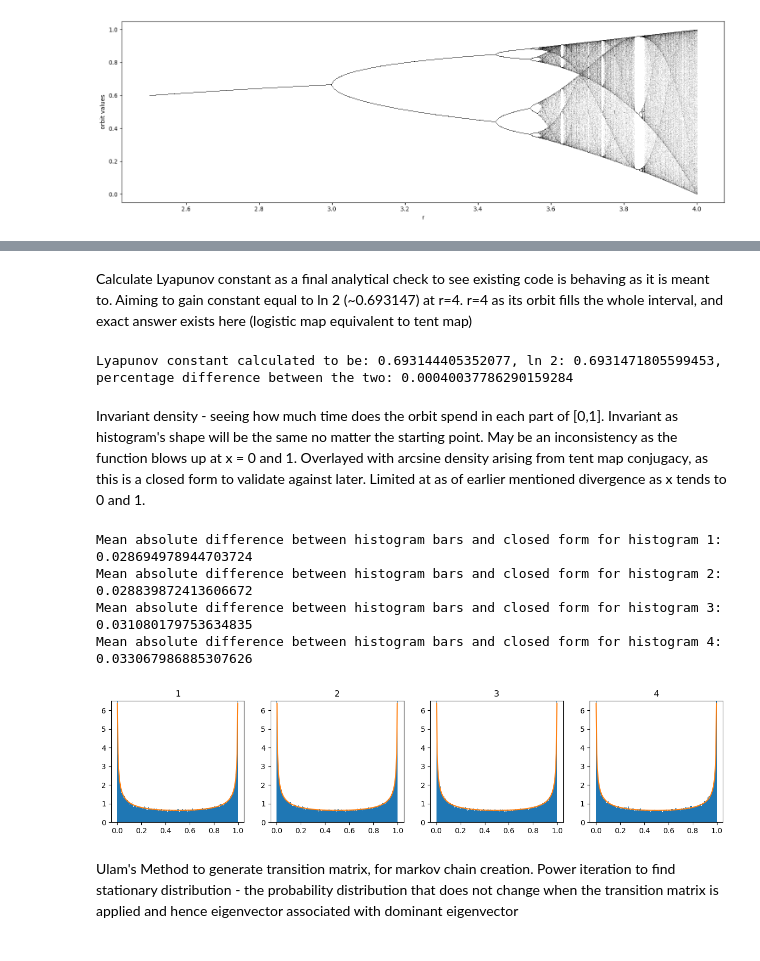
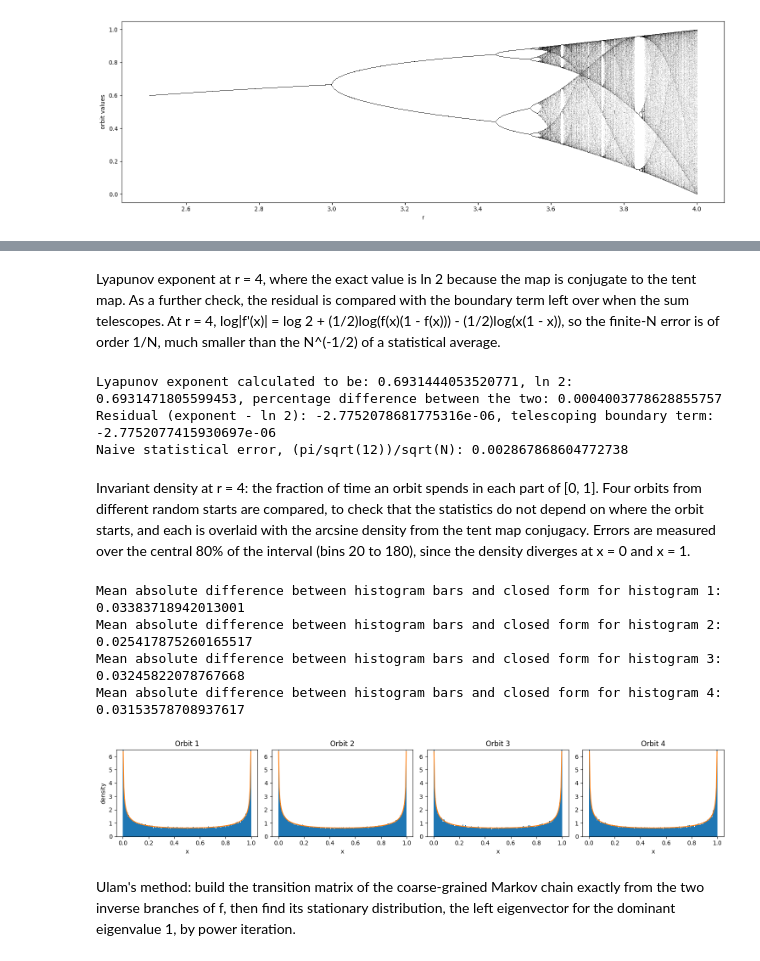
Before and after one commit to Arjun0703/chaos_probability_project, a Jupyter notebook: chaos_prob.ipynb, the cells around one changed output, grey strips where cells are left out. Saved outputs shown, nothing was run; the diff lists cells and outputs as text; code cells hidden in the pictures.

Commit message:
Fix review issues in write-up and notebook, seed notebook, regenerate figures

```diff
--- a/chaos_prob.ipynb
+++ b/chaos_prob.ipynb
@@ -7,13 +14,14 @@ import random as rand
 # %% [markdown]
 Sweep r values to see orbits and periodicity
 # %%
-def build_log_orb(r, x0, n, discard_flag, discard_num=400):
+def build_log_orb(r, x0, n, discard_flag, keep_num=400):
     log_orb = np.zeros(n)
     log_orb[0] = x0
     for i in range(1, n):
         log_orb[i] = r*log_orb[i-1]*(1-log_orb[i-1])
     if discard_flag:
-        return log_orb[len(log_orb)-400:]
+        # Discard the transient and return only the last keep_num iterates
+        return log_orb[-keep_num:]
     else:
         return log_orb
 
@@ -26,7 +34,11 @@ for i in range(0, len(rs)):
     plt.subplot(1, len(rs), i+1)
     plt.plot(logistic_orbit[0:50])
     plt.title(f"r = {rs[i]}")
+    plt.xlabel("n")
+    if i == 0:
+        plt.ylabel("$x_n$")
 
 plt.tight_layout()
+plt.savefig("periodicity.png", dpi=200, bbox_inches="tight")
 plt.show()
 # %% [output]
@@ -45,11 +57,23 @@ log_abs_diff2 = np.log(abs_diff2, out=np.full_like(abs_diff2, np.nan, dtype=np.f
 fig, (ax1, ax2) = plt.subplots(2, sharex=True, sharey=True)
 ax1.plot(log_abs_diff1)
 ax1.set_title("r=2.8")
-ax1.set_ylabel("Log Seperation")
+ax1.set_ylabel("log separation")
 
 ax2.plot(log_abs_diff2)
 ax2.set_title("r=4")
 ax2.set_xlabel("Iteration")
-ax2.set_ylabel("Log Seperation")
+ax2.set_ylabel("log separation")
+plt.savefig("chaos_vis.png", dpi=200, bbox_inches="tight")
 plt.show()
+
+# Fitted gradients, ignoring any skipped zeros
+n = np.arange(50)
+# At r = 2.8, fit after the first ten iterations, once the orbit is near the fixed point
+near = (n >= 10) & np.isfinite(log_abs_diff1)
+slope1 = np.polyfit(n[near], log_abs_diff1[near], 1)[0]
+print(f"Fitted gradient at r = 2.8: {slope1:.4f}, predicted log 0.8 = {np.log(0.8):.4f}")
+# At r = 4, fit only before saturation, which is predicted after about 27 iterations
+pre = (n < 25) & np.isfinite(log_abs_diff2)
+slope2 = np.polyfit(n[pre], log_abs_diff2[pre], 1)[0]
+print(f"Fitted gradient at r = 4 over iterations 0 to 24: {slope2:.4f}, log 2 = {np.log(2):.4f}")
 # %% [output]
@@ -78,7 +104,12 @@ for i in range(0,len(rs)):
     logistic_orbit = build_log_orb(rs[i], 0.2, 5000, False)
     plt.subplot(1, len(rs), i+1)
     cobweb_plot(logistic_orbit, rs[i])
+    plt.title(f"r = {rs[i]}")
+    plt.xlabel("$x_n$")
+    if i == 0:
+        plt.ylabel("$x_{n+1}$")
 
 plt.tight_layout()
+plt.savefig("cobweb.png", dpi=200, bbox_inches="tight")
 plt.show()
 # %% [output]
@@ -217,44 +258,58 @@ Calculated constant at period 256 = 4.66915715972743, with absolute error: 4.444
 # %% [markdown]
-Calculate Lyapunov constant as a final analytical check to see existing code is behaving as it is meant to. Aiming to gain constant equal to ln 2 (~0.693147) at r=4. r=4 as its orbit fills the whole interval, and exact answer exists here (logistic map equivalent to tent map)
+Lyapunov exponent at r = 4, where the exact value is ln 2 because the map is conjugate to the tent map. As a further check, the residual is compared with the boundary term left over when the sum telescopes. At r = 4, log|f'(x)| = log 2 + (1/2)log(f(x)(1 - f(x))) - (1/2)log(x(1 - x)), so the finite-N error is of order 1/N, much smaller than the N^(-1/2) of a statistical average.
 # %%
 r = 4
 logistic_orbit = build_log_orb(r, 0.2, 100000, False)
 diff_logistic_map = lambda r,orb: r*(1-2*orb)
 logistic_differential = diff_logistic_map(r, logistic_orbit)
 logistic_diff = np.abs(logistic_differential)
-# Mask negliglble derivatives to avoid extremely low (tending to -inf) log vals
-lyapunov_constant = np.nanmean(np.log(logistic_diff, out=np.full_like(logistic_diff, np.nan, dtype=np.float64), where=(logistic_diff>1e-12)))
-percentage_difference = 100*np.abs((lyapunov_constant-np.log(2))/np.log(2))
-print(f"Lyapunov constant calculated to be: {lyapunov_constant}, ln 2: {np.log(2)}, percentage difference between the two: {percentage_difference}")
+# Mask negligible derivatives to avoid extremely low (tending to -inf) log vals
+lyapunov_exponent = np.nanmean(np.log(logistic_diff, out=np.full_like(logistic_diff, np.nan, dtype=np.float64), where=(logistic_diff>1e-12)))
+percentage_difference = 100*np.abs((lyapunov_exponent-np.log(2))/np.log(2))
+print(f"Lyapunov exponent calculated to be: {lyapunov_exponent}, ln 2: {np.log(2)}, percentage difference between the two: {percentage_difference}")
+
+# Telescoping check: x_N is the next iterate after the last point of the orbit
+x_N = r*logistic_orbit[-1]*(1 - logistic_orbit[-1])
+x_start = logistic_orbit[0]
+boundary_term = 0.5*(np.log(x_N*(1 - x_N)) - np.log(x_start*(1 - x_start)))/len(logistic_orbit)
+print(f"Residual (exponent - ln 2): {lyapunov_exponent - np.log(2)}, telescoping boundary term: {boundary_term}")
+print(f"Naive statistical error, (pi/sqrt(12))/sqrt(N): {np.pi/np.sqrt(12)/np.sqrt(len(logistic_orbit))}")
 # %% [output]
-Lyapunov constant calculated to be: 0.693144405352077, ln 2: 0.6931471805599453, percentage difference between the two: 0.00040037786290159284
+Lyapunov exponent calculated to be: 0.6931444053520771, ln 2: 0.6931471805599453, percentage difference between the two: 0.0004003778628855757
+Residual (exponent - ln 2): -2.7752078681775316e-06, telescoping boundary term: -2.7752077415930697e-06
+Naive statistical error, (pi/sqrt(12))/sqrt(N): 0.002867868604772738
 # %% [markdown]
-Invariant density - seeing how much time does the orbit spend in each part of [0,1]. Invariant as histogram's shape will be the same no matter the starting point. May be an inconsistency as the function blows up at x = 0 and 1. Overlayed with arcsine density arising from tent map conjugacy, as this is a closed form to validate against later. Limited at as of earlier mentioned divergence as x tends to 0 and 1.
+Invariant density at r = 4: the fraction of time an orbit spends in each part of [0, 1]. Four orbits from different random starts are compared, to check that the statistics do not depend on where the orbit starts, and each is overlaid with the arcsine density from the tent map conjugacy. Errors are measured over the central 80% of the interval (bins 20 to 180), since the density diverges at x = 0 and x = 1.
 # %%
+r = 4
 fig = plt.figure(figsize=(15, 3))
-# Starting above 0 and ending below 1 to avoid division by 0
-centres = np.zeros(200)
 for i in range(1,5):
     logistic_orbit = build_log_orb(r, rand.random(), 100000, False)
     ax = fig.add_subplot(1, 4, i)
     heights, edges, _ = ax.hist(logistic_orbit, bins=200, density=True)
+    # Closed form evaluated at bin centres, which also avoids the divergence at 0 and 1
     centres = 0.5*(edges[:-1] + edges[1:])
     closed_form = 1/(np.pi*np.sqrt(centres*(1-centres)))
-    h = ax.plot(centres, closed_form)
-    h = ax.set_ylim(0, 6.5)
-    h = ax.set_title(f'{i}')
+    ax.plot(centres, closed_form)
+    ax.set_ylim(0, 6.5)
+    ax.set_title(f"Orbit {i}")
+    ax.set_xlabel("x")
+    if i == 1:
+        ax.set_ylabel("density")
     # From 20 to 180 to not include divergence results
     height_diffs = np.abs(closed_form[20:180]-heights[20:180])
     print(f"Mean absolute difference between histogram bars and closed form for histogram {i}: {np.mean(height_diffs)}")
+plt.tight_layout()
+plt.savefig("histogram_vs_arcsin.png", dpi=200, bbox_inches="tight")
 plt.show()
 # %% [output]
-Mean absolute difference between histogram bars and closed form for histogram 1: 0.028694978944703724
-Mean absolute difference between histogram bars and closed form for histogram 2: 0.028839872413606672
-Mean absolute difference between histogram bars and closed form for histogram 3: 0.031080179753634835
-Mean absolute difference between histogram bars and closed form for histogram 4: 0.033067986885307626
+Mean absolute difference between histogram bars and closed form for histogram 1: 0.03383718942013001
+Mean absolute difference between histogram bars and closed form for histogram 2: 0.025417875260165517
+Mean absolute difference between histogram bars and closed form for histogram 3: 0.03245822078767668
+Mean absolute difference between histogram bars and closed form for histogram 4: 0.03153578708937617
-[figure, old version]
+[figure, new version]
 # %% [markdown]
-Ulam's Method to generate transition matrix, for markov chain creation. Power iteration to find stationary distribution - the probability distribution that does not change when the transition matrix is applied and hence eigenvector associated with dominant eigenvector
+Ulam's method: build the transition matrix of the coarse-grained Markov chain exactly from the two inverse branches of f, then find its stationary distribution, the left eigenvector for the dominant eigenvalue 1, by power iteration.
 # %%
 r = 4
 num_boxes = 200
```
Also changed, not shown: parts of 16 cells of this notebook, 12 other files.
